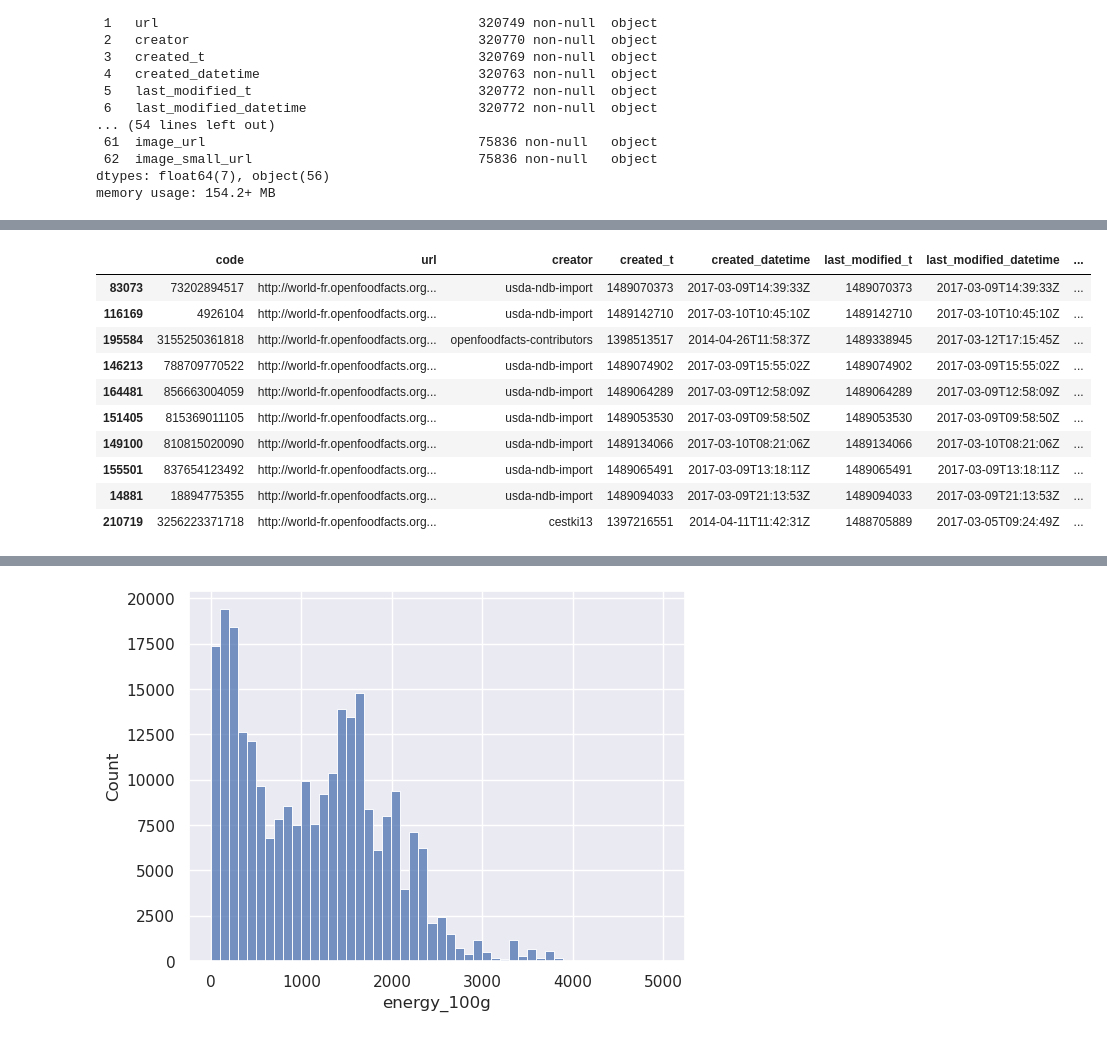
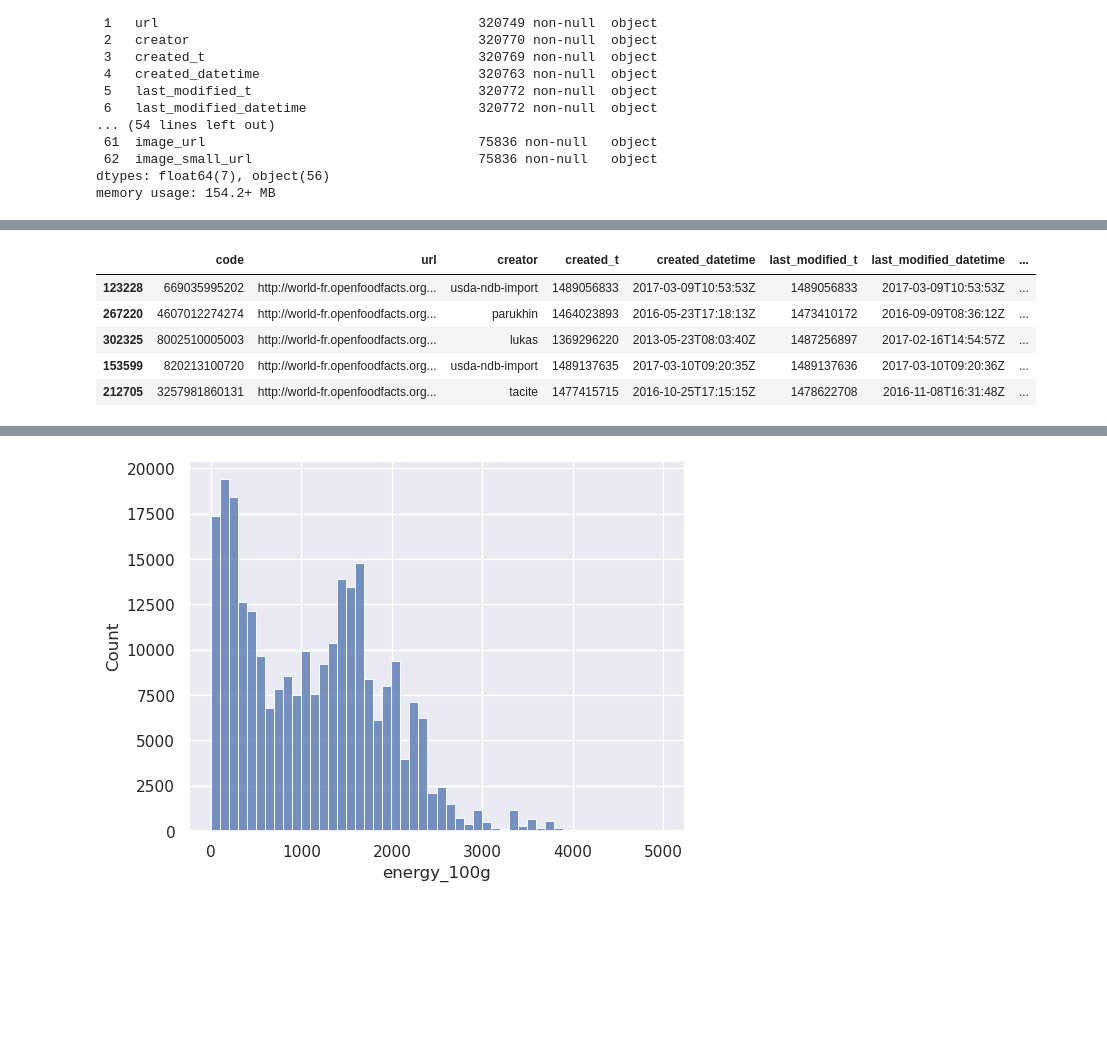
Before and after one commit to vicmcl/open_food_facts, a Jupyter notebook: src/notebook.ipynb, the cells around one changed output, grey strips where cells are left out. Drawn from its saved outputs; the diff is of its cells as text; code cells hidden in the pictures; blank space fills up the shorter version.

```diff
--- a/src/notebook.ipynb
+++ b/src/notebook.ipynb
@@ -56,19 +56,14 @@ df_ingredients = df.loc[:, "ingredients_text":"serving_size"]
 df_misc = df.loc[:, "serving_size":"energy_100g"]
 df_nutrition = df.loc[:, "energy_100g":]
 # %%
-df_gen.sample(10)
+df_gen.sample(5)
 # %% [output]
 |  | code | url | creator | created_t | created_datetime | last_modified_t | last_modified_datetime | ... |
-| 83073 | 73202894517 | http://world-fr.openfoodfacts.org... | usda-ndb-import | 1489070373 | 2017-03-09T14:39:33Z | 1489070373 | 2017-03-09T14:39:33Z | ... |
-| 116169 | 4926104 | http://world-fr.openfoodfacts.org... | usda-ndb-import | 1489142710 | 2017-03-10T10:45:10Z | 1489142710 | 2017-03-10T10:45:10Z | ... |
-| 195584 | 3155250361818 | http://world-fr.openfoodfacts.org... | openfoodfacts-contributors | 1398513517 | 2014-04-26T11:58:37Z | 1489338945 | 2017-03-12T17:15:45Z | ... |
-| 146213 | 788709770522 | http://world-fr.openfoodfacts.org... | usda-ndb-import | 1489074902 | 2017-03-09T15:55:02Z | 1489074902 | 2017-03-09T15:55:02Z | ... |
-| 164481 | 856663004059 | http://world-fr.openfoodfacts.org... | usda-ndb-import | 1489064289 | 2017-03-09T12:58:09Z | 1489064289 | 2017-03-09T12:58:09Z | ... |
-| 151405 | 815369011105 | http://world-fr.openfoodfacts.org... | usda-ndb-import | 1489053530 | 2017-03-09T09:58:50Z | 1489053530 | 2017-03-09T09:58:50Z | ... |
-| 149100 | 810815020090 | http://world-fr.openfoodfacts.org... | usda-ndb-import | 1489134066 | 2017-03-10T08:21:06Z | 1489134066 | 2017-03-10T08:21:06Z | ... |
-| 155501 | 837654123492 | http://world-fr.openfoodfacts.org... | usda-ndb-import | 1489065491 | 2017-03-09T13:18:11Z | 1489065491 | 2017-03-09T13:18:11Z | ... |
-| 14881 | 18894775355 | http://world-fr.openfoodfacts.org... | usda-ndb-import | 1489094033 | 2017-03-09T21:13:53Z | 1489094033 | 2017-03-09T21:13:53Z | ... |
-| 210719 | 3256223371718 | http://world-fr.openfoodfacts.org... | cestki13 | 1397216551 | 2014-04-11T11:42:31Z | 1488705889 | 2017-03-05T09:24:49Z | ... |
+| 123228 | 669035995202 | http://world-fr.openfoodfacts.org... | usda-ndb-import | 1489056833 | 2017-03-09T10:53:53Z | 1489056833 | 2017-03-09T10:53:53Z | ... |
+| 267220 | 4607012274274 | http://world-fr.openfoodfacts.org... | parukhin | 1464023893 | 2016-05-23T17:18:13Z | 1473410172 | 2016-09-09T08:36:12Z | ... |
+| 302325 | 8002510005003 | http://world-fr.openfoodfacts.org... | lukas | 1369296220 | 2013-05-23T08:03:40Z | 1487256897 | 2017-02-16T14:54:57Z | ... |
+| 153599 | 820213100720 | http://world-fr.openfoodfacts.org... | usda-ndb-import | 1489137635 | 2017-03-10T09:20:35Z | 1489137636 | 2017-03-10T09:20:36Z | ... |
+| 212705 | 3257981860131 | http://world-fr.openfoodfacts.org... | tacite | 1477415715 | 2016-10-25T17:15:15Z | 1478622708 | 2016-11-08T16:31:48Z | ... |
 # %%
 msno.dendrogram(df_gen, figsize=(20, 6))
 plt.tight_layout()
```
Also changed, not shown: parts of 74 cells of this notebook.
